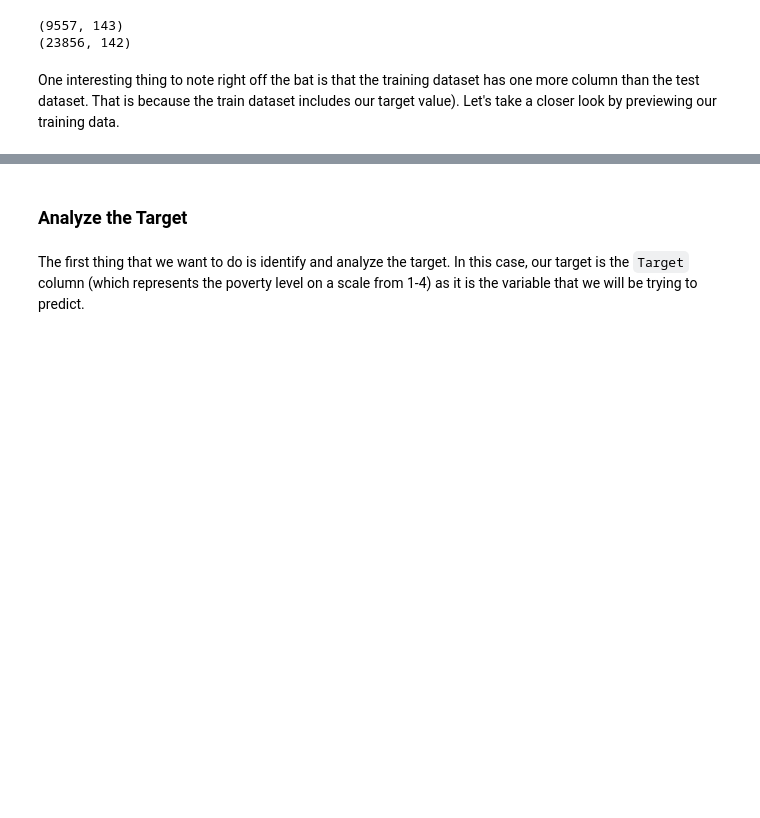
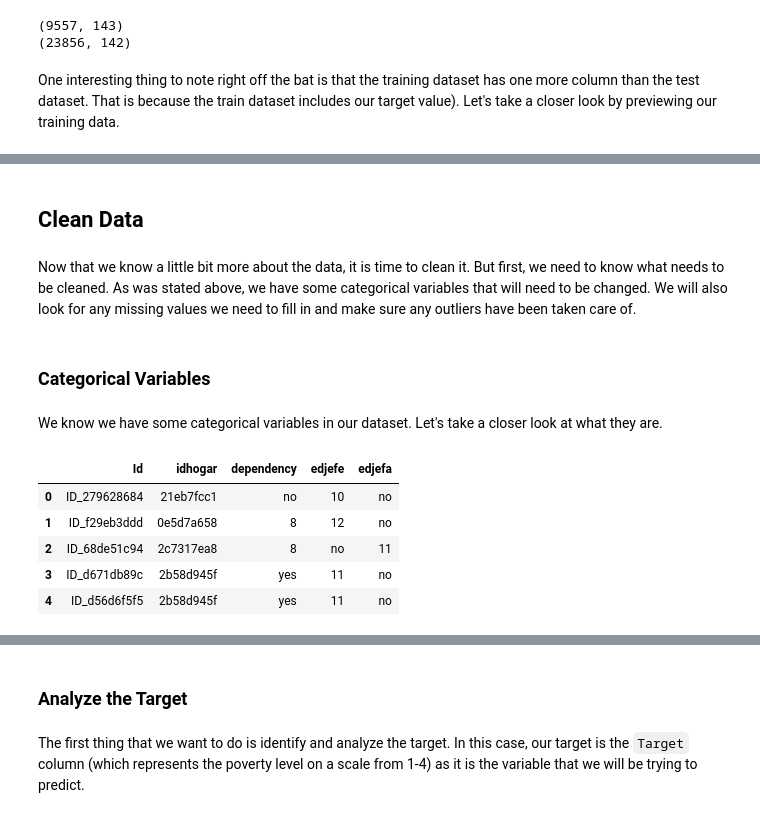
Before and after one commit to spencerrwise/homework4, a Jupyter notebook: Homework_4.ipynb, the cells around one changed output, grey strips where cells are left out. Cells and saved outputs as stored; diff of their text form; code cells hidden in the pictures; blank space fills up the shorter version.

```diff
--- a/Homework_4.ipynb
+++ b/Homework_4.ipynb
@@ -72,0 +254,18 @@ train.head()
+# %% [markdown]
+## Clean Data
+# %% [markdown]
+Now that we know a little bit more about the data, it is time to clean it. But first, we need to know what needs to be cleaned. As was stated above, we have some categorical variables that will need to be changed. We will also look for any missing values we need to fill in and make sure any outliers have been taken care of.
+# %% [markdown]
+### Categorical Variables
+# %% [markdown]
+We know we have some categorical variables in our dataset. Let's take a closer look at what they are.
+# %%
+# Display all categorical variables in our training dataset
+train.select_dtypes(include = 'object').head()
+# %% [output]
+|  | Id | idhogar | dependency | edjefe | edjefa |
+| 0 | ID_279628684 | 21eb7fcc1 | no | 10 | no |
+| 1 | ID_f29eb3ddd | 0e5d7a658 | 8 | 12 | no |
+| 2 | ID_68de51c94 | 2c7317ea8 | 8 | no | 11 |
+| 3 | ID_d671db89c | 2b58d945f | yes | 11 | no |
+| 4 | ID_d56d6f5f5 | 2b58d945f | yes | 11 | no |
```
Also changed, not shown: parts of 36 cells of this notebook.
